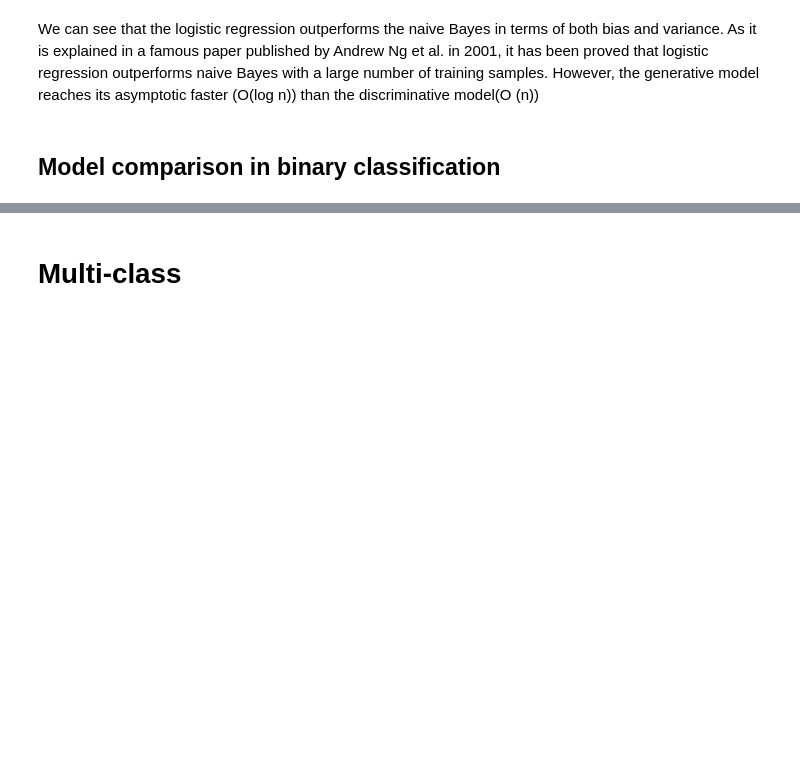
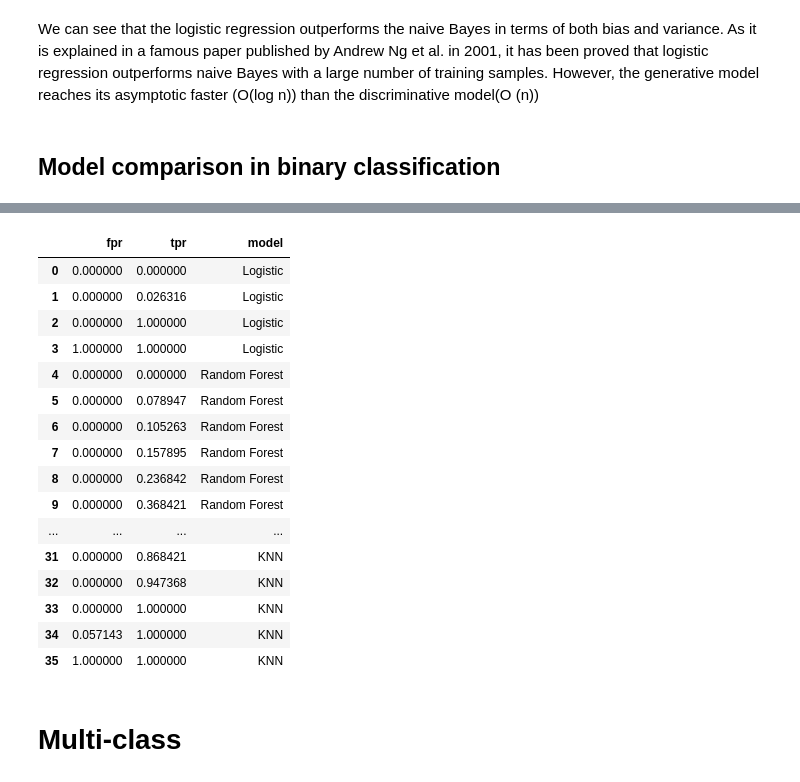
Before and after one commit to nicolagrieco00/Fall_or_not_to_fall, a Jupyter notebook: second_algo.ipynb, the cells around one changed output, grey strips where cells are left out. Saved outputs shown, nothing was run; the diff lists cells and outputs as text; code cells hidden in the pictures; blank space fills up the shorter version.

```diff
--- a/second_algo.ipynb
+++ b/second_algo.ipynb
@@ -761,3 +799,23 @@ TypeError: Labels in y_true and y_pred should be of the same type. Got y_true=['
+# %%
+roc_df
+# %% [output]
+|  | fpr | tpr | model |
+| 0 | 0.000000 | 0.000000 | Logistic |
+| 1 | 0.000000 | 0.026316 | Logistic |
+| 2 | 0.000000 | 1.000000 | Logistic |
+| 3 | 1.000000 | 1.000000 | Logistic |
+| 4 | 0.000000 | 0.000000 | Random Forest |
+| 5 | 0.000000 | 0.078947 | Random Forest |
+| 6 | 0.000000 | 0.105263 | Random Forest |
+| 7 | 0.000000 | 0.157895 | Random Forest |
+| 8 | 0.000000 | 0.236842 | Random Forest |
+| 9 | 0.000000 | 0.368421 | Random Forest |
+| ... | ... | ... | ... |
+| 31 | 0.000000 | 0.868421 | KNN |
+| 32 | 0.000000 | 0.947368 | KNN |
+| 33 | 0.000000 | 1.000000 | KNN |
+| 34 | 0.057143 | 1.000000 | KNN |
+| 35 | 1.000000 | 1.000000 | KNN |
 # %% [markdown]
 # Multi-class
 # %% [markdown]
```
Also changed, not shown: parts of 13 cells of this notebook.
